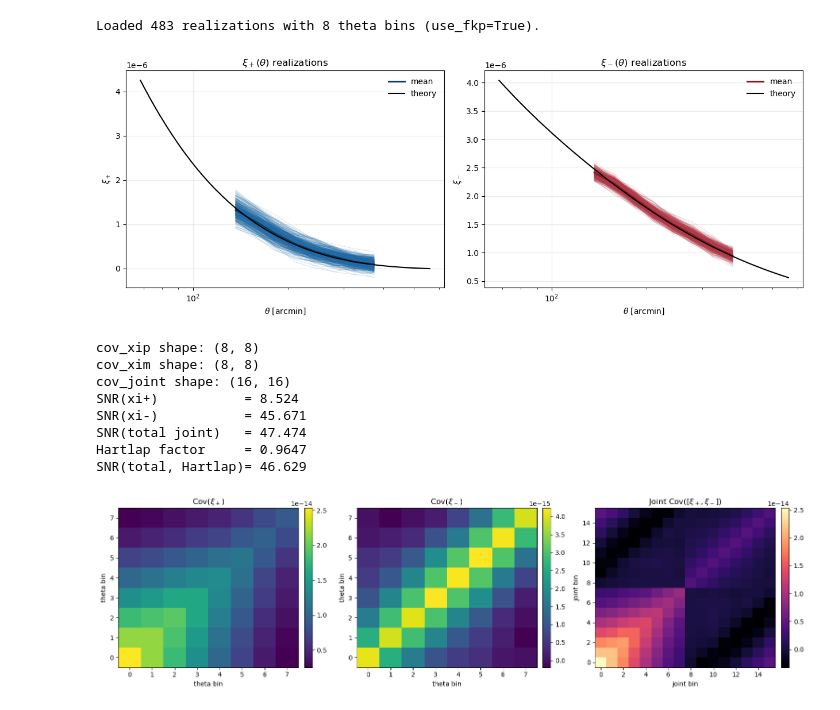
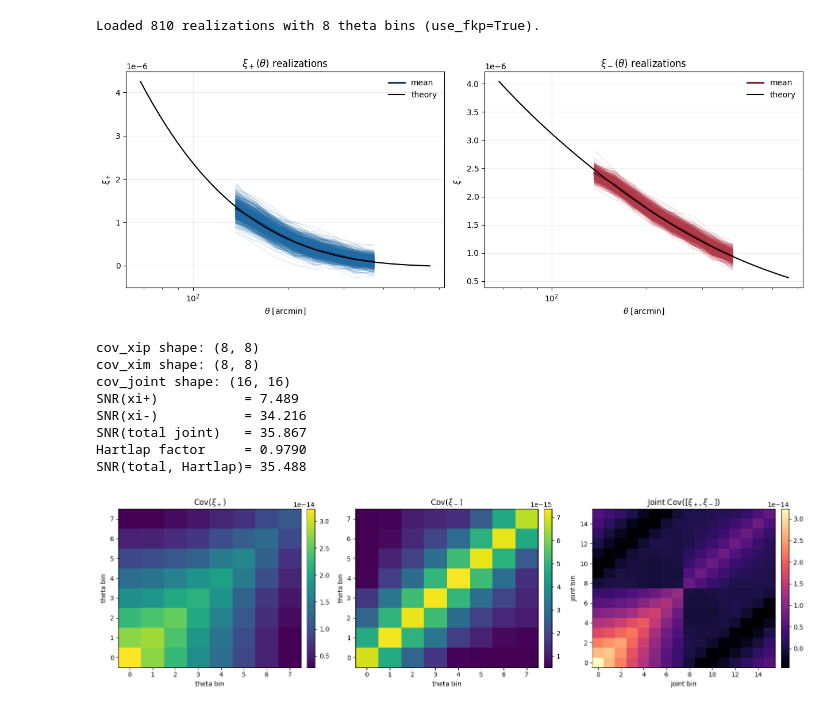
Before and after one commit to rreischke/qml_ec, a Jupyter notebook: plots/make_plots.ipynb, the cells around one changed output. Saved outputs shown, nothing was run; the diff lists cells and outputs as text; code cells hidden in the pictures.

```diff
--- a/plots/make_plots.ipynb
+++ b/plots/make_plots.ipynb
@@ -2,8 +2,8 @@
 import numpy as np
 import matplotlib.pyplot as plt
 
-#npz_path = "/Users/robert/Documents/Git/qml_ec/output/xi_pm_realisations_uniform.npz"
-npz_path = "/Users/robert/Documents/Git/qml_ec/output/xi_pm_realisations_fkp.npz"
+#npz_path = "./../output/xi_pm_realisations_uniform_crazy.npz"
+npz_path = "./../output/xi_pm_realisations_fkp_crazy.npz"
 d = np.load(npz_path)
 
 theta = d["theta"]
@@ -85,38 +85,38 @@ if np.isfinite(hartlap):
     print(f"Hartlap factor     = {hartlap:.4f}")
     print(f"SNR(total, Hartlap)= {snr_joint_hartlap:.3f}")
 
 # Visualize covariance blocks
 fig, axes = plt.subplots(1, 3, figsize=(15.5, 4.4))
 
 im0 = axes[0].imshow(cov_xip, origin="lower", aspect="auto", cmap="viridis")
 axes[0].set_title(r"Cov$(\xi_+)$")
 axes[0].set_xlabel("theta bin")
 axes[0].set_ylabel("theta bin")
 fig.colorbar(im0, ax=axes[0], fraction=0.046, pad=0.03)
 
 im1 = axes[1].imshow(cov_xim, origin="lower", aspect="auto", cmap="viridis")
 axes[1].set_title(r"Cov$(\xi_-)$")
 axes[1].set_xlabel("theta bin")
 axes[1].set_ylabel("theta bin")
 fig.colorbar(im1, ax=axes[1], fraction=0.046, pad=0.03)
 
 im2 = axes[2].imshow(cov_joint, origin="lower", aspect="auto", cmap="magma")
 axes[2].set_title(r"Joint Cov$([\xi_+,\xi_-])$")
 axes[2].set_xlabel("joint bin")
 axes[2].set_ylabel("joint bin")
 fig.colorbar(im2, ax=axes[2], fraction=0.046, pad=0.03)
 
 fig.tight_layout()
 plt.show()
 # %% [output]
-Loaded 483 realizations with 8 theta bins (use_fkp=True).
+Loaded 810 realizations with 8 theta bins (use_fkp=True).
-[figure, old version]
+[figure, new version]
 cov_xip shape: (8, 8)
 cov_xim shape: (8, 8)
 cov_joint shape: (16, 16)
-SNR(xi+)           = 8.524
-SNR(xi-)           = 45.671
-SNR(total joint)   = 47.474
-Hartlap factor     = 0.9647
-SNR(total, Hartlap)= 46.629
+SNR(xi+)           = 7.489
+SNR(xi-)           = 34.216
+SNR(total joint)   = 35.867
+Hartlap factor     = 0.9790
+SNR(total, Hartlap)= 35.488
-[figure, old version]
+[figure, new version]
```
Also changed, not shown: parts of 1 cell of this notebook, 6 other files.
